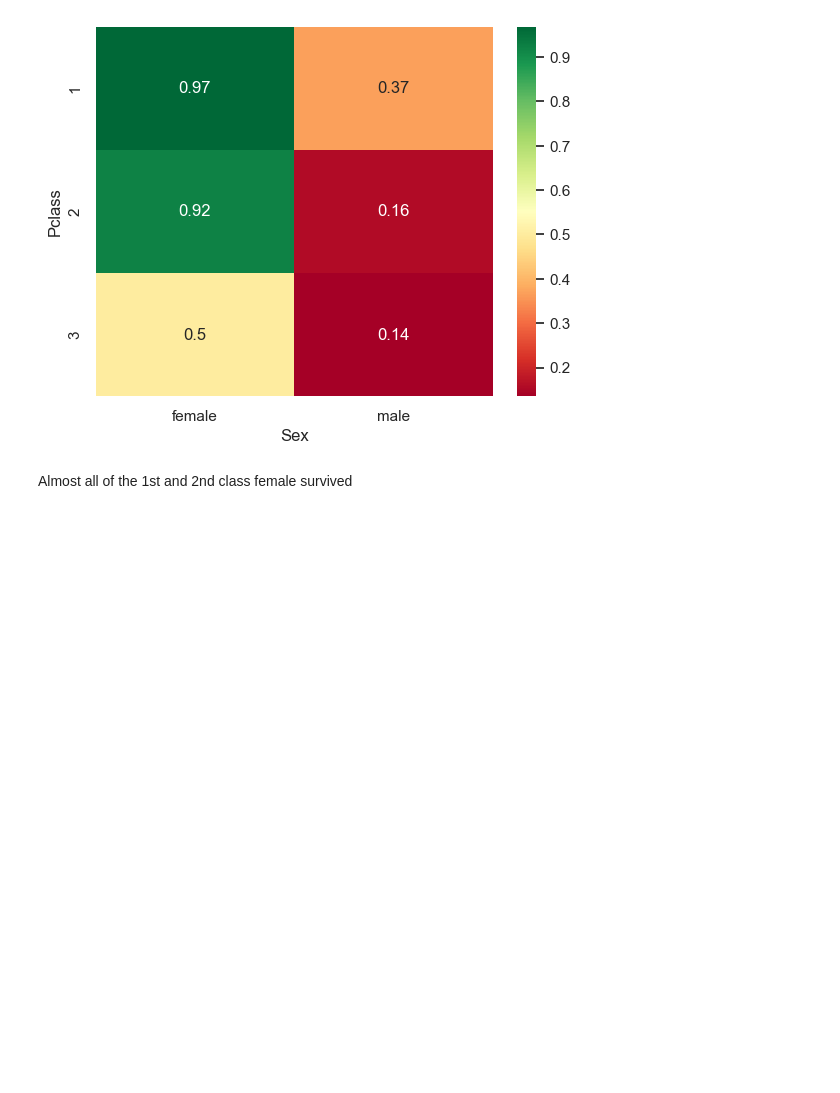
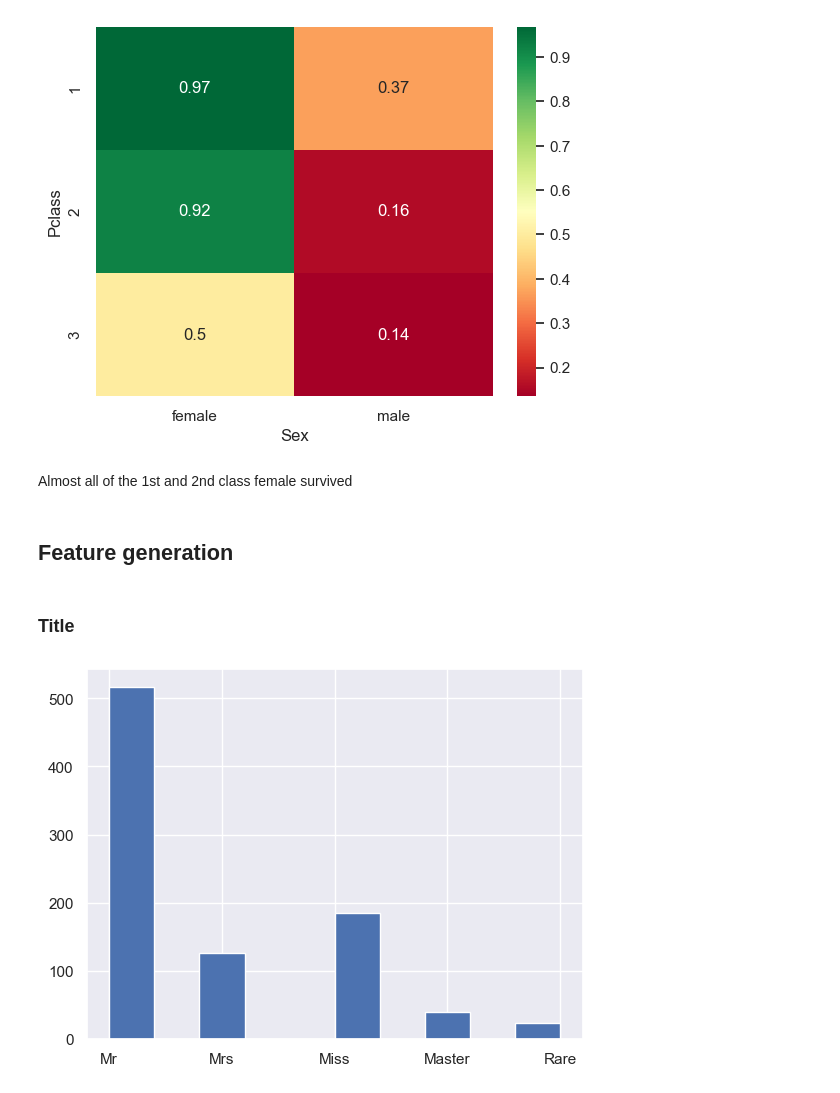
Before and after one commit to sembarface/Kaggle-Titanic, a Jupyter notebook: EDA.ipynb, the cells around one changed output. Drawn from its saved outputs; the diff is of its cells as text; code cells hidden in the pictures; blank space fills up the shorter version.

```diff
--- a/EDA.ipynb
+++ b/EDA.ipynb
@@ -217,3 +217,23 @@ None
 [figure]
 # %% [markdown]
 Almost all of the 1st and 2nd class female survived
+# %% [markdown]
+## Feature generation
+# %% [markdown]
+### Title
+# %%
+data['Title'] = data['Name'].str.extract(r',\s*([^.]*)\.')[0].str.strip()
+data['Title'] = data['Title'].replace({
+    'Mlle': 'Miss',
+    'Ms': 'Miss',
+    'Mme': 'Mrs'
+})
+data['Title'] = data['Title'].where(
+    data['Title'].isin(['Mr', 'Mrs', 'Miss', 'Master']),
+    'Rare'
+)
+data['Title'] = data['Title'].astype('category')
+data['Title'].hist()
+None
+# %% [output]
+[figure, added]
```
Also changed, not shown: parts of 9 cells of this notebook, 14 other files.
